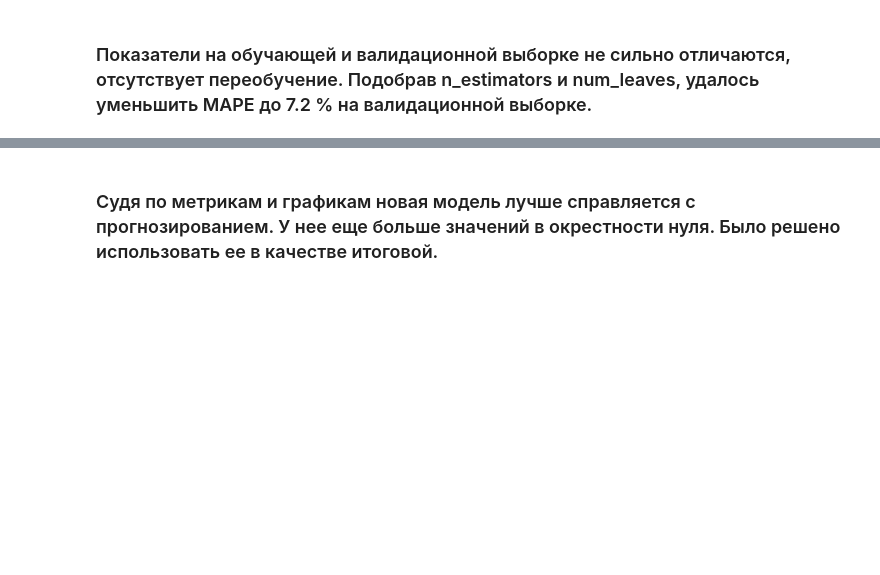
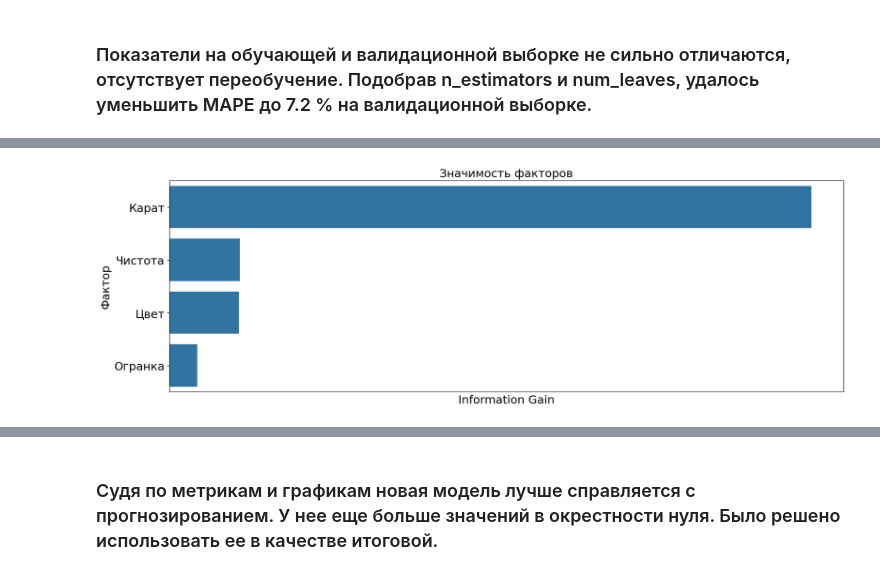
Before and after one commit to Carassius-2000/regression_task, a Jupyter notebook: diamond_price_prediction_tuning.ipynb, the cells around one changed output, grey strips where cells are left out. Cells and saved outputs as stored; diff of their text form; code cells hidden in the pictures; blank space fills up the shorter version.

```diff
--- a/diamond_price_prediction_tuning.ipynb
+++ b/diamond_price_prediction_tuning.ipynb
@@ -343,0 +339,3 @@ Adjusted R2 равняется 0.981
+# %%
+feature_importances_percent = calculate_importance_gains(model_new, X_train.columns)
+feature_importances_percent
@@ -344,3 +348,7 @@ Adjusted R2 равняется 0.981
+# %%
+plot_feature_importances(feature_importances_percent)
+# %% [output]
+[figure, added]
 # %%
 plot_regression(y_val.values, y_pred_val)
 # %% [output]
```
Also changed, not shown: parts of 12 cells of this notebook.
